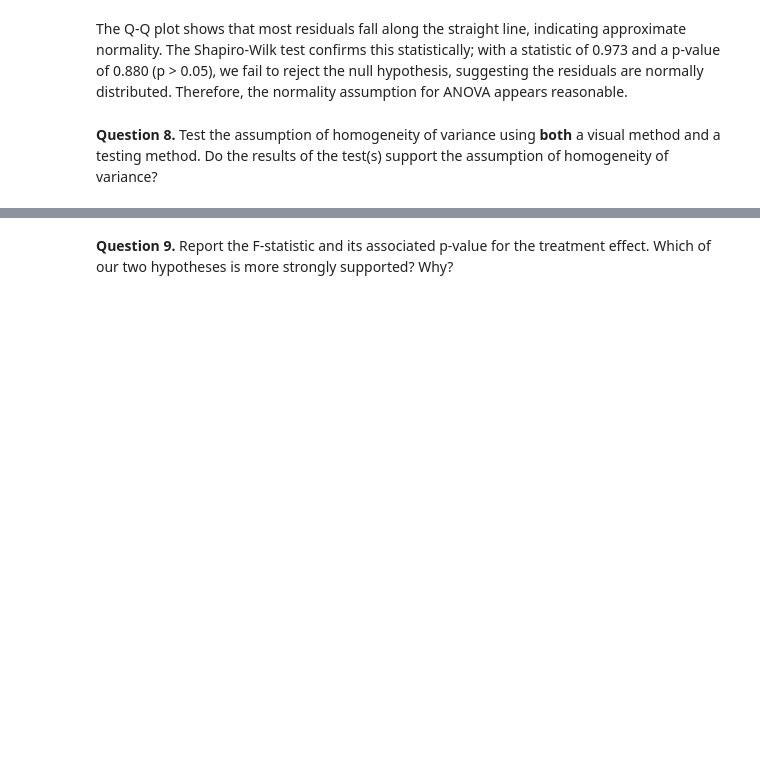
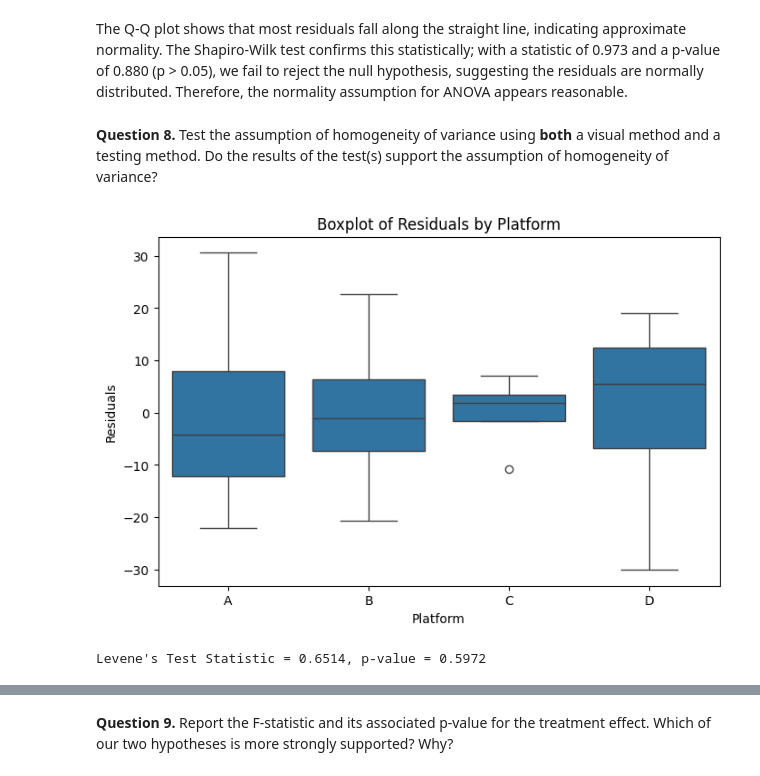
Before and after one commit to MihretTe/STAT-7220-Applied-Experimental-Design, a Jupyter notebook: Assignments/HW2/HW-2.ipynb, the cells around one changed output, grey strips where cells are left out. Saved outputs shown, nothing was run; the diff lists cells and outputs as text; code cells hidden in the pictures; blank space fills up the shorter version.

```diff
--- a/Assignments/HW2/HW-2.ipynb
+++ b/Assignments/HW2/HW-2.ipynb
@@ -388,3 +389,21 @@ Statistic=0.973, p-value=0.880
 The Q-Q plot shows that most residuals fall along the straight line, indicating approximate normality. The Shapiro-Wilk test confirms this statistically; with a statistic of 0.973 and a p-value of 0.880 (p > 0.05), we fail to reject the null hypothesis, suggesting the residuals are normally distributed. Therefore, the normality assumption for ANOVA appears reasonable.
 # %% [markdown]
 **Question 8.** Test the assumption of homogeneity of variance using **both** a visual method and a testing method. Do the results of the test(s) support the assumption of homogeneity of variance?
+# %%
+import matplotlib.pyplot as plt
+import seaborn as sns
+from scipy import stats
+plt.figure(figsize=(8,5))
+sns.boxplot(x='Platform', y=residuals, data=df)
+plt.title("Boxplot of Residuals by Platform")
+plt.xlabel("Platform")
+plt.ylabel("Residuals")
+plt.show()
+
+# Statistical Method: Levene's Test
+groups = [residuals[df['Platform'] == p] for p in df['Platform'].unique()]
+levene_stat, levene_p = stats.levene(*groups)
+print(f"Levene's Test Statistic = {levene_stat:.4f}, p-value = {levene_p:.4f}")
+# %% [output]
+[figure, added]
+Levene's Test Statistic = 0.6514, p-value = 0.5972
```
Also changed, not shown: parts of 8 cells of this notebook.
